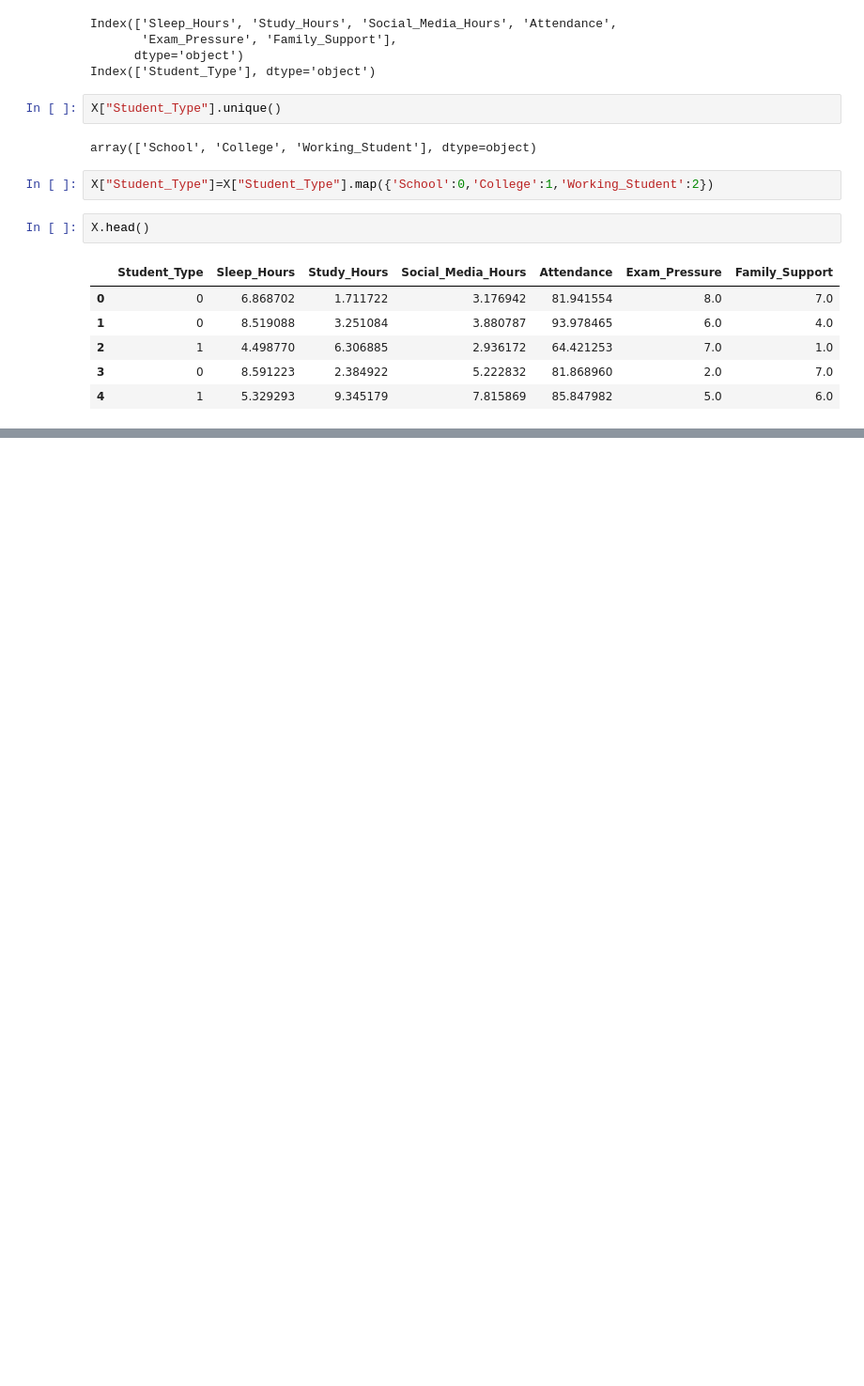
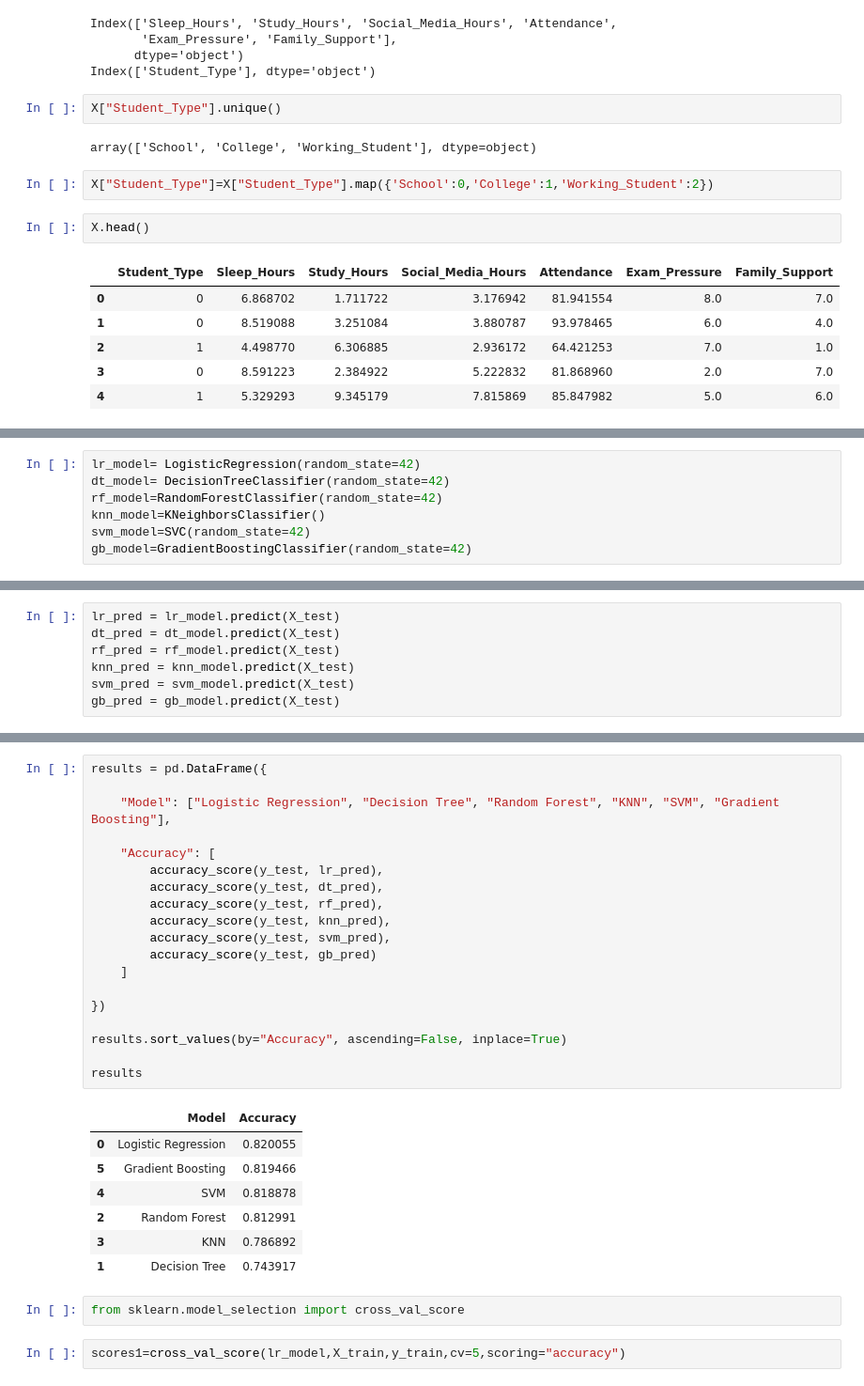
Before and after one commit to kishanyadav5436/ML_Training, a Jupyter notebook: StudentLIfe&Stress Prediction/student-lifestyle_and_stress.ipynb, the cells around one changed output, grey strips where cells are left out. Shown at 94% size. Cells and saved outputs as stored; diff of their text form; blank space fills up the shorter version.

```diff
--- a/StudentLIfe&Stress Prediction/student-lifestyle_and_stress.ipynb
+++ b/StudentLIfe&Stress Prediction/student-lifestyle_and_stress.ipynb
@@ -429,0 +500,7 @@ X.head()
+# %%
+lr_model= LogisticRegression(random_state=42)
+dt_model= DecisionTreeClassifier(random_state=42)
+rf_model=RandomForestClassifier(random_state=42)
+knn_model=KNeighborsClassifier()
+svm_model=SVC(random_state=42)
+gb_model=GradientBoostingClassifier(random_state=42)
@@ -429,0 +516,7 @@ X.head()
+# %%
+lr_pred = lr_model.predict(X_test)
+dt_pred = dt_model.predict(X_test)
+rf_pred = rf_model.predict(X_test)
+knn_pred = knn_model.predict(X_test)
+svm_pred = svm_model.predict(X_test)
+gb_pred = gb_model.predict(X_test)
@@ -429,0 +561,31 @@ X.head()
+# %%
+results = pd.DataFrame({
+
+    "Model": ["Logistic Regression", "Decision Tree", "Random Forest", "KNN", "SVM", "Gradient Boosting"],
+
+    "Accuracy": [
+        accuracy_score(y_test, lr_pred),
+        accuracy_score(y_test, dt_pred),
+        accuracy_score(y_test, rf_pred),
+        accuracy_score(y_test, knn_pred),
+        accuracy_score(y_test, svm_pred),
+        accuracy_score(y_test, gb_pred)
+    ]
+
+})
+
+results.sort_values(by="Accuracy", ascending=False, inplace=True)
+
+results
+# %% [output]
+|  | Model | Accuracy |
+| 0 | Logistic Regression | 0.820055 |
+| 5 | Gradient Boosting | 0.819466 |
+| 4 | SVM | 0.818878 |
+| 2 | Random Forest | 0.812991 |
+| 3 | KNN | 0.786892 |
+| 1 | Decision Tree | 0.743917 |
+# %%
+from sklearn.model_selection import cross_val_score
+# %%
+scores1=cross_val_score(lr_model,X_train,y_train,cv=5,scoring="accuracy")
```
Also changed, not shown: parts of 22 cells of this notebook, 1 other file.
